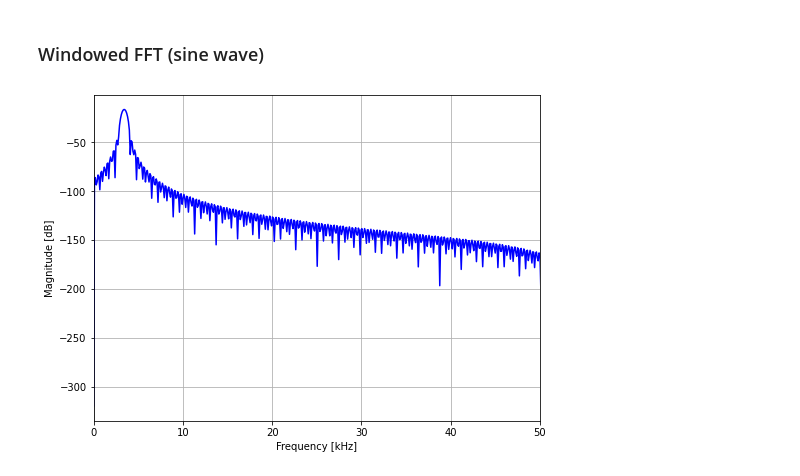
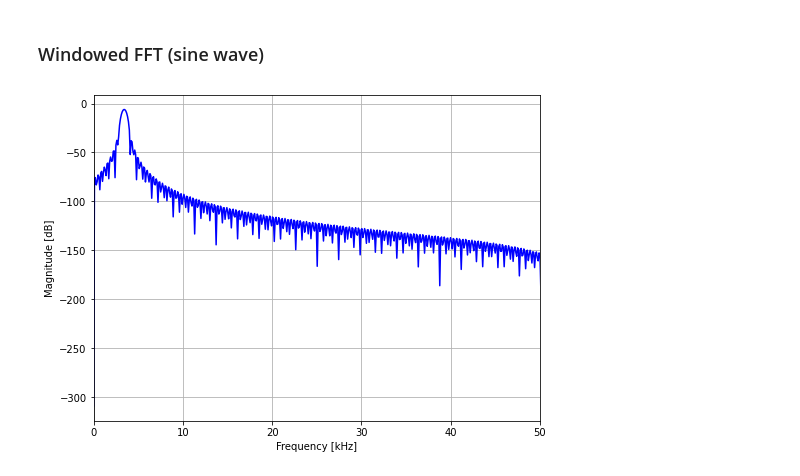
Before and after one commit to uw-analog/ee538-autumn2020, a Jupyter notebook: 2020_10_01_EE538_Lecture1.ipynb, the cells around one changed output. Drawn from its saved outputs; the diff is of its cells as text; code cells hidden in the pictures.

```diff
--- a/2020_10_01_EE538_Lecture1.ipynb
+++ b/2020_10_01_EE538_Lecture1.ipynb
@@ -471,6 +471,6 @@ plot_xy(1e3*t_in, v_in_windowed, 'Time [ms]', 'Voltage [V]')
 ### Windowed FFT (sine wave)
 # %%
 fft_freq, fft_mag_windowed = fft_mag(v_in_windowed, NFFT, t_sim/NFFT, t_sim)
-plot_fft_dB(fft_freq, fft_mag_windowed, 0, 50)
+plot_fft_dB(fft_freq, fft_mag_windowed*NFFT/N, 0, 50)
 # %% [output]
-[figure, old version]
+[figure, new version]
```
Also changed, not shown: parts of 1 cell of this notebook.
